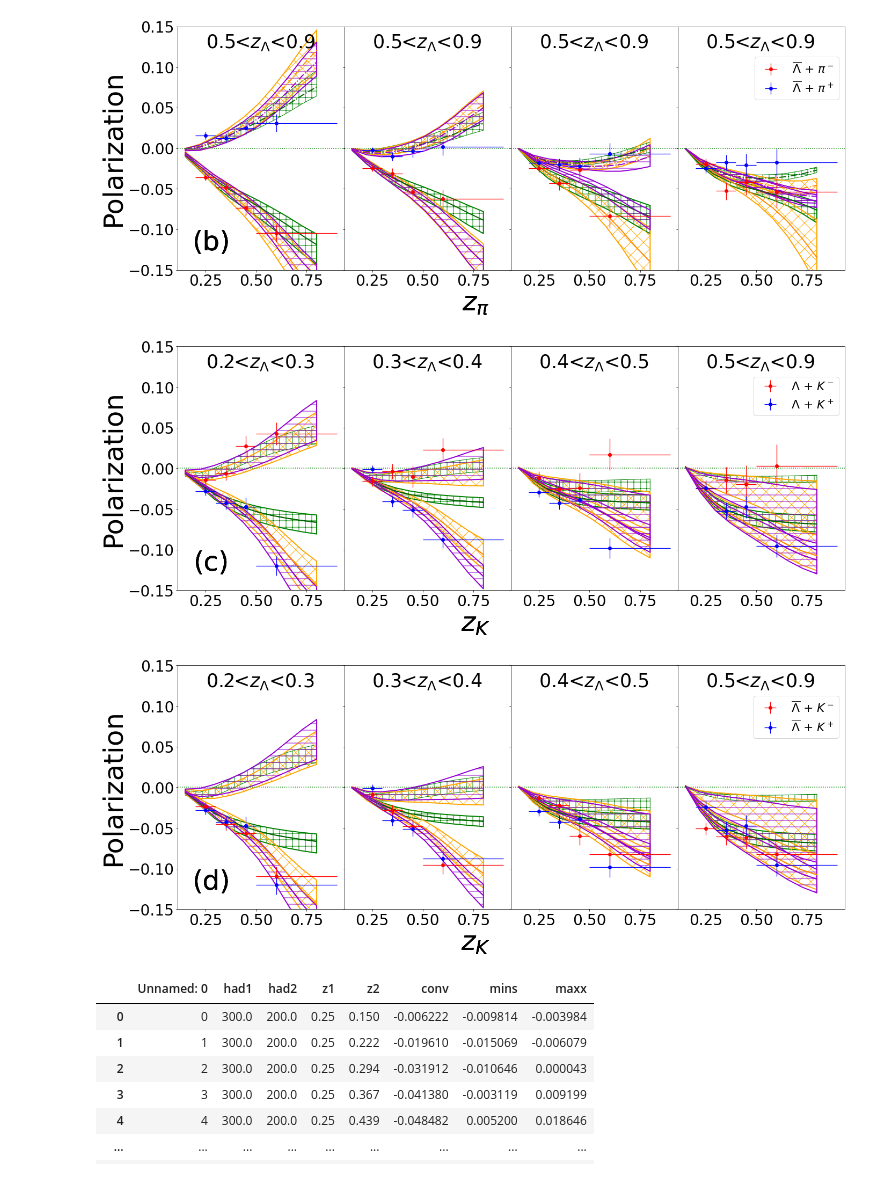
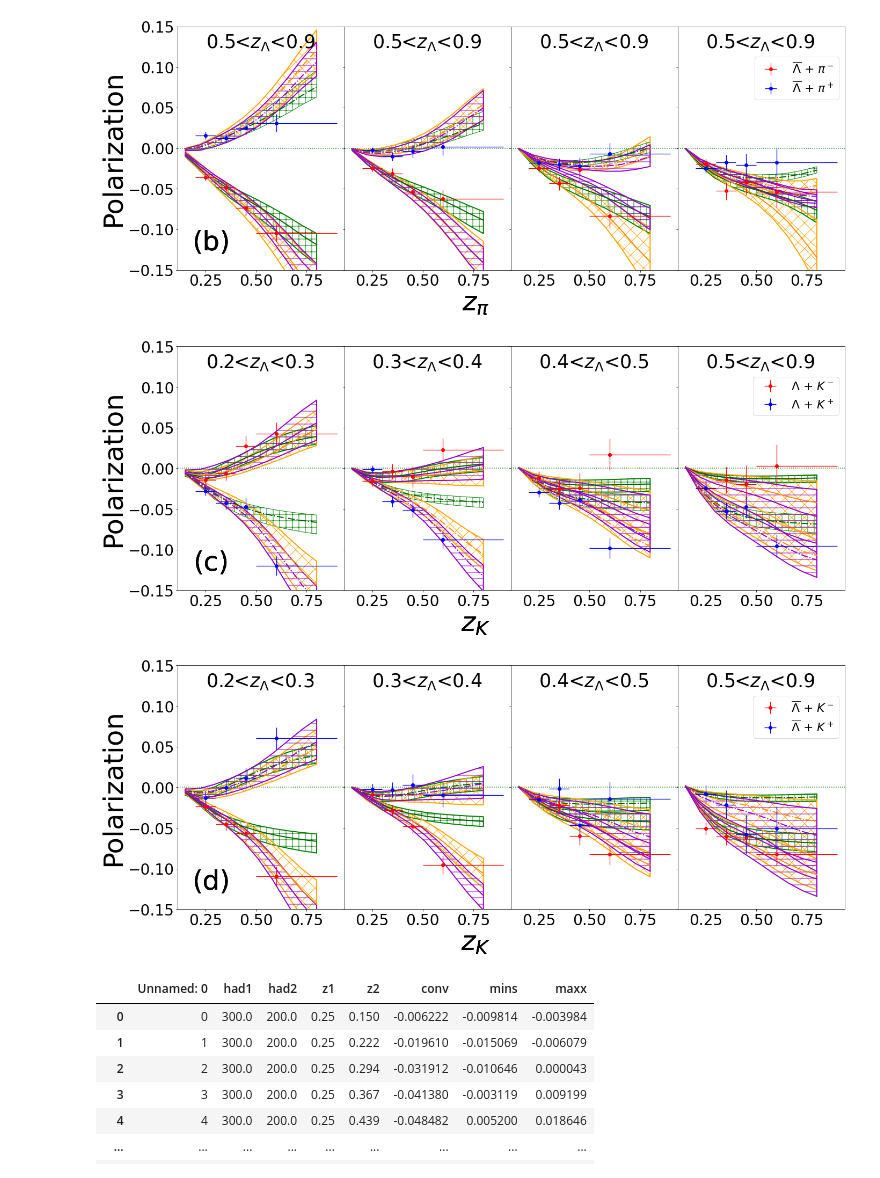
Before and after one commit to zaccheddu/SIDIS_epem, a Jupyter notebook: def_convolution_v3.1_survey_PV17_charm/grid_&_plot_dfs.ipynb, the cells around one changed output. Drawn from its saved outputs; the diff is of its cells as text; code cells hidden in the pictures.

Commit message:
ADD plot per e+e-

```diff
--- a/def_convolution_v3.1_survey_PV17_charm/grid_&_plot_dfs.ipynb
+++ b/def_convolution_v3.1_survey_PV17_charm/grid_&_plot_dfs.ipynb
@@ -188,13 +186,13 @@ for zs,ax in zip(z1,axes):
 
     #fig.suptitle('$\Lambda$ - $\pi^+$ -- coef = '+str(coef)+' $\chi^2_{dof}$ = '+str(chi),fontsize=30)
     dt1 = dati_lk1.loc[(dati_lk1['had1']==300) & (dati_lk1['z1']==zs)& (dati_lk1['had2']==200)]
-    dt12 = dati_lk1.loc[(dati_lk1['had1']==310) & (dati_lk1['z1']==zs)& (dati_lk1['had2']==205)]
+    dt12 = dati_lk1.loc[(dati_lk1['had1']==300) & (dati_lk1['z1']==zs)& (dati_lk1['had2']==205)]
 
     dt2 = dati_lk2.loc[(dati_lk2['had1']==300) & (dati_lk2['z1']==zs)& (dati_lk2['had2']==200)]
-    dt22 = dati_lk2.loc[(dati_lk2['had1']==310) & (dati_lk2['z1']==zs)& (dati_lk2['had2']==205)]
+    dt22 = dati_lk2.loc[(dati_lk2['had1']==300) & (dati_lk2['z1']==zs)& (dati_lk2['had2']==205)]
 
     dt3 = dati_lk3.loc[(dati_lk3['had1']==300) & (dati_lk3['z1']==zs)& (dati_lk3['had2']==200)]
-    dt32 = dati_lk3.loc[(dati_lk3['had1']==310) & (dati_lk3['z1']==zs)& (dati_lk3['had2']==205)]
+    dt32 = dati_lk3.loc[(dati_lk3['had1']==300) & (dati_lk3['z1']==zs)& (dati_lk3['had2']==205)]
 
     pnt = dati_exp.loc[(dati_exp['h1']==300) & (dati_exp['z1']==zs)& (dati_exp['h2']==200)]
     #pnt_white = undati_exp.loc[(undati_exp['h1']==300) & (undati_exp['z1']==zs)& (undati_exp['h2']==100)]
@@ -249,23 +247,23 @@ fig.set_size_inches(19.5, 10.5, forward=True)
 #fig.savefig('plot_draft/Lb_k.png')
 #fig.savefig('Lb_k_new.png')
 # %% [output]
-[figure, old version]
+[figure, new version]
 # %%
 ct=1
 fig, axes = plt.subplots(1,4)
 for zs,ax in zip(z1,axes):
 
     #fig.suptitle('$\Lambda$ - $\pi^+$ -- coef = '+str(coef)+' $\chi^2_{dof}$ = '+str(chi),fontsize=30)
-    dt1 = dati_lk1.loc[(dati_lk1['had1']==300) & (dati_lk1['z1']==zs)& (dati_lk1['had2']==200)]
+    dt1 = dati_lk1.loc[(dati_lk1['had1']==310) & (dati_lk1['z1']==zs)& (dati_lk1['had2']==200)]
     dt12 = dati_lk1.loc[(dati_lk1['had1']==310) & (dati_lk1['z1']==zs)& (dati_lk1['had2']==205)]
 
-    dt2 = dati_lk2.loc[(dati_lk2['had1']==300) & (dati_lk2['z1']==zs)& (dati_lk2['had2']==200)]
+    dt2 = dati_lk2.loc[(dati_lk2['had1']==310) & (dati_lk2['z1']==zs)& (dati_lk2['had2']==200)]
     dt22 = dati_lk2.loc[(dati_lk2['had1']==310) & (dati_lk2['z1']==zs)& (dati_lk2['had2']==205)]
 
-    dt3 = dati_lk3.loc[(dati_lk3['had1']==300) & (dati_lk3['z1']==zs)& (dati_lk3['had2']==200)]
+    dt3 = dati_lk3.loc[(dati_lk3['had1']==310) & (dati_lk3['z1']==zs)& (dati_lk3['had2']==200)]
     dt32 = dati_lk3.loc[(dati_lk3['had1']==310) & (dati_lk3['z1']==zs)& (dati_lk3['had2']==205)]
 
-    pnt = dati_exp.loc[(dati_exp['h1']==300) & (dati_exp['z1']==zs)& (dati_exp['h2']==200)]
+    pnt = dati_exp.loc[(dati_exp['h1']==310) & (dati_exp['z1']==zs)& (dati_exp['h2']==200)]
     #pnt_white = undati_exp.loc[(undati_exp['h1']==300) & (undati_exp['z1']==zs)& (undati_exp['h2']==100)]
     pnt2 = dati_exp.loc[(dati_exp['h1']==310) & (dati_exp['z1']==zs)& (dati_exp['h2']==205)]
 
@@ -275,7 +273,7 @@ for zs,ax in zip(z1,axes):
     ax.plot(dt12.z2,dt12.conv,label='_(1)',linewidth=fit_l,color='darkgreen')
     ax.plot(dt1.z2,dt1.conv,label='_nolegend_',linewidth=fit_l,linestyle='-.',color='darkgreen')
     ax.fill_between(dt12.z2,dt12.maxx,dt12.mins,label='_(1)',linewidth=fit_l,color="none",hatch="+",edgecolor="green", alpha=1)
-    ax.fill_between(dt1.z2,dt1.maxx,dt1.mins,color="none",hatch="+",edgecolor="green", alpha=1)
+    ax.fill_between(dt1.z2,dt1.maxx,dt1.mins,color="none",linewidth=fit_l,hatch="+",edgecolor="green", alpha=1)
 
 
     ax.plot(dt12.z2,dt22.conv,label='_(2)',linewidth=fit_l,color='darkorange')
@@ -291,34 +289,34 @@ for zs,ax in zip(z1,axes):
     axhline(linewidth=1.5, ls=':', color='g')
     ### experimental points with error bars
     ax.errorbar(pnt2.z2, pnt2.P_exp, pnt2.err, z_err, fmt='o', markersize=pnt_dat, color='red',elinewidth=ers_bar, label= '$\overline{\Lambda}$ + $K^-$')
     ax.errorbar(pnt.z2, pnt.P_exp, pnt.err, z_err, fmt='o', markersize=pnt_dat, color='blue',elinewidth=ers_bar, label= '$\overline{\Lambda}$ + $K^+$')
 
     #xlabel("$z_{\pi}$",size=12)
 
 
     if zs == 0.25: title("0.2<$z_{\Lambda}$<0.3 ",fontsize=title_s,x=0.5, y=.9)
     if zs == 0.35: title("0.3<$z_{\Lambda}$<0.4 ",fontsize=title_s,x=0.5, y=.9)
     if zs == 0.45: title("0.4<$z_{\Lambda}$<0.5 ",fontsize=title_s,x=0.5, y=.9)
     if zs == 0.6: title("0.5<$z_{\Lambda}$<0.9 ",fontsize=title_s,x=0.5, y=.9)
 
     ax.tick_params(axis='both', which='major', labelsize=28)
     if ct >1: ax.set_yticklabels([])
 
     if ct ==4 :legend(loc='upper right',bbox_to_anchor=(1.,0.9), fontsize=22,frameon=True),
     if ct==1:ylabel('Polarization',size=y_lbl)
     ax.set_ylim(lim)
     ct+=1
     fig.text(0.5, 0.1, r'$z_{K}$', ha='center',size=x_lbl)
     fig.text(0.15, 0.25, '(d)', ha='center',size=x_lbl)
     #fig.text(0.7, 0.65, 'Q = '+str(scale), ha='center',size=25)
 
 fig.subplots_adjust(top=0.8,bottom=0.2,left=0.105,right=0.99,hspace=0.2,wspace=0.0)
 fig.set_size_inches(19.5, 10.5, forward=True)
 #fig.savefig('plot_draft/Lbb_k.pdf')
 #fig.savefig('plot_draft/Lbb_k.png')
 #fig.savefig('Lbb_k_new.png')
 # %% [output]
-[figure, old version]
+[figure, new version]
 # %%
 dati_lk1
 # %% [output]
```
Also changed, not shown: parts of 4 cells of this notebook, 22 other files.
